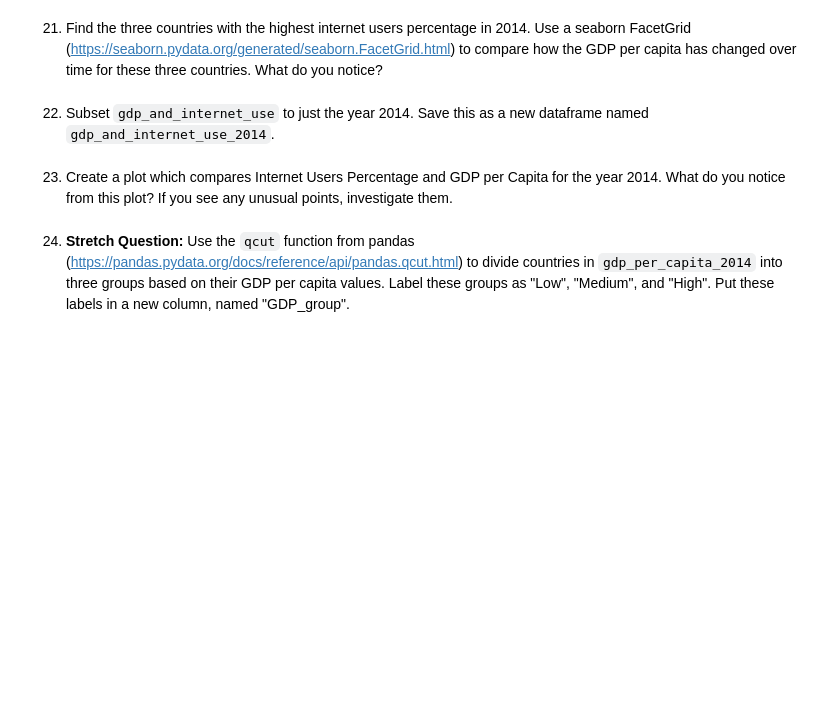
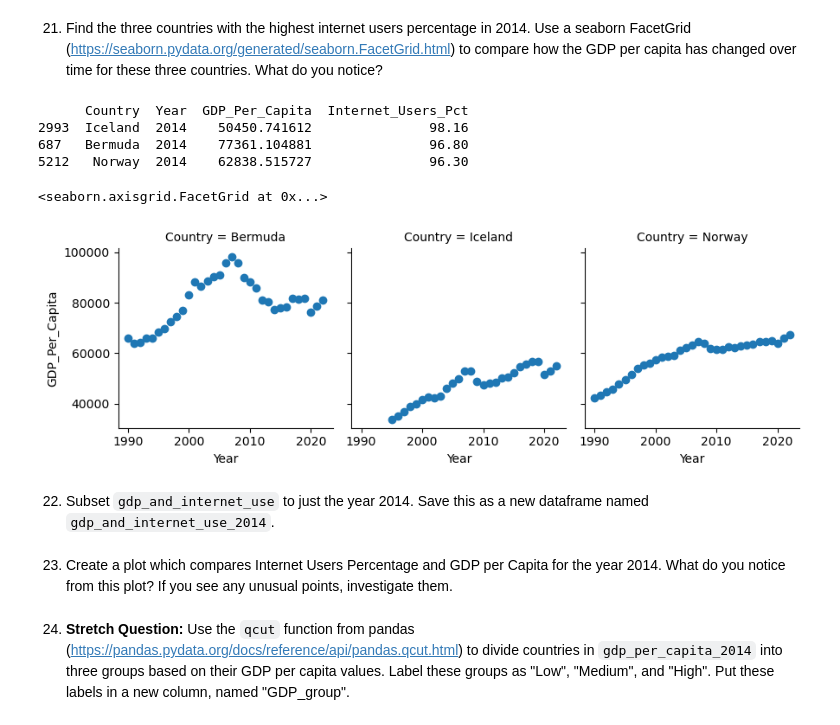
Before and after one commit to NSS-Data-Analytics-Cohort-10/gdp-and-internet-usage-emmydoore, a Jupyter notebook: notebooks/gdp-and-internet-usage.ipynb, the cells around one changed output. Drawn from its saved outputs; the diff is of its cells as text; code cells hidden in the pictures; blank space fills up the shorter version.

```diff
--- a/notebooks/gdp-and-internet-usage.ipynb
+++ b/notebooks/gdp-and-internet-usage.ipynb
@@ -411,0 +425,5 @@ gdp_and_internet_use=
+# %%
+gdp_and_internet_use=pd.merge(gdp_df,internet_df, how='outer', on=['Country','Year'])
+print(gdp_and_internet_use.head())
+print(gdp_and_internet_use.tail())
+print(gdp_and_internet_use.info())
@@ -412,4 +448,18 @@ gdp_and_internet_use=
 # %% [markdown]
 21. Find the three countries with the highest internet users percentage in 2014. Use a seaborn FacetGrid (https://seaborn.pydata.org/generated/seaborn.FacetGrid.html) to compare how the GDP per capita has changed over time for these three countries. What do you notice?
+# %%
+highest_internet_pct_2014=gdp_and_internet_use[gdp_and_internet_use['Year']==2014]
+top3_internet_pct_2014=highest_internet_pct_2014.sort_values(['Internet_Users_Pct'],ascending=False).head(3)
+print(top3_internet_pct_2014)
+
+top3_gdp_over_time=gdp_and_internet_use[gdp_and_internet_use['Country'].isin(top3_internet_pct_2014['Country'])]
+sns.FacetGrid(top3_gdp_over_time,col='Country').map(plt.scatter,'Year','GDP_Per_Capita')
+# %% [output]
+      Country  Year  GDP_Per_Capita  Internet_Users_Pct
+2993  Iceland  2014    50450.741612               98.16
+687   Bermuda  2014    77361.104881               96.80
+5212   Norway  2014    62838.515727               96.30
+<seaborn.axisgrid.FacetGrid at 0x...>
+[figure, added]
 # %% [markdown]
 22. Subset `gdp_and_internet_use` to just the year 2014. Save this as a new dataframe named `gdp_and_internet_use_2014`.
```
Also changed, not shown: parts of 7 cells of this notebook.
